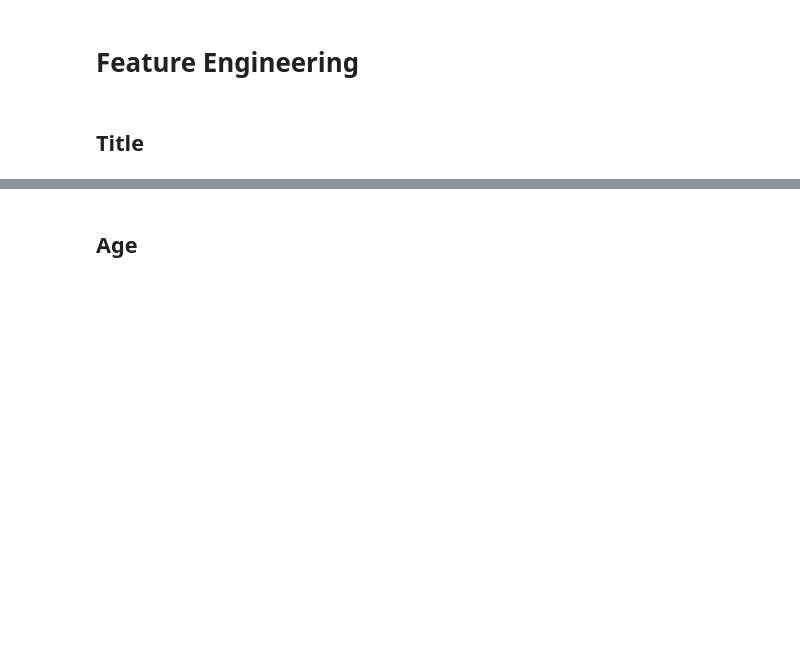
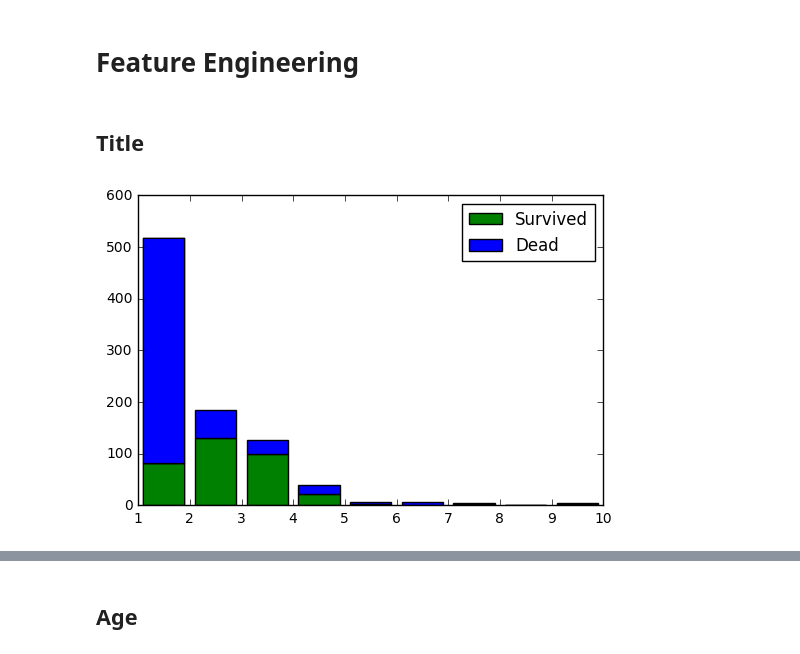
Before and after one commit to codingpotato/Kaggle, a Jupyter notebook: Titanic/Titanic.ipynb, the cells around one changed output, grey strips where cells are left out. Drawn from its saved outputs; the diff is of its cells as text; code cells hidden in the pictures; blank space fills up the shorter version.

Commit message:
Add plot

```diff
--- a/Titanic/Titanic.ipynb
+++ b/Titanic/Titanic.ipynb
@@ -34,13 +33,17 @@ features = pd.DataFrame()
+# %%
+def plt_hist_for_feature(feature, bins = None):
+    plt.hist([features[data.Survived == 1][feature], features[data.Survived == 0][feature]], stacked = True,
+            color = ['g', 'b'], label = ['Survived', 'Dead'],
+            bins = bins if bins != None else features[feature].value_counts().count())
+    plt.legend(loc = 'best')
+features = pd.DataFrame()
 # %% [markdown]
 ## Title
-# %%
-titles = {"Capt" : "Officer", "Col" : "Officer", "Major" : "Officer", "Dr" : "Officer", "Rev" : "Officer",
-          "Jonkheer" : "Royalty", "Don" : "Royalty", "Sir" : "Royalty",
-          "the Countess" : "Royalty", "Dona" : "Royalty", "Lady" : "Royalty",
-          "Mme" : "Mrs", "Ms" : "Mrs", "Mrs" : "Mrs",
-          "Mlle": "Miss", "Miss" : "Miss",
-          "Mr" : "Mr",
-          "Master" : "Master"}
-data['Title'] = data.Name.map(lambda name: titles[name.split('.')[0].split(',')[1].strip()])
-title_dummies = pd.get_dummies(data.Title, prefix = 'Title')
-features = pd.concat([features, title_dummies], axis = 1)
+# %%
+title_map = {"Mr": 1, "Miss": 2, "Mrs": 3, "Master": 4, "Dr": 5, "Rev": 6, "Major": 7, "Col": 7,
+             "Mlle": 2, "Mme": 3,"Don": 9,"Dona": 9, "Lady": 10, "the Countess": 10, "Jonkheer": 10,
+             "Sir": 9, "Capt": 7, "Ms": 2}
+features['Title'] = data.Name.map(lambda name: title_map[name.split('.')[0].split(',')[1].strip()])
+plt_hist_for_feature('Title')
+# %% [output]
+[figure, added]
```
Also changed, not shown: parts of 41 cells of this notebook.
